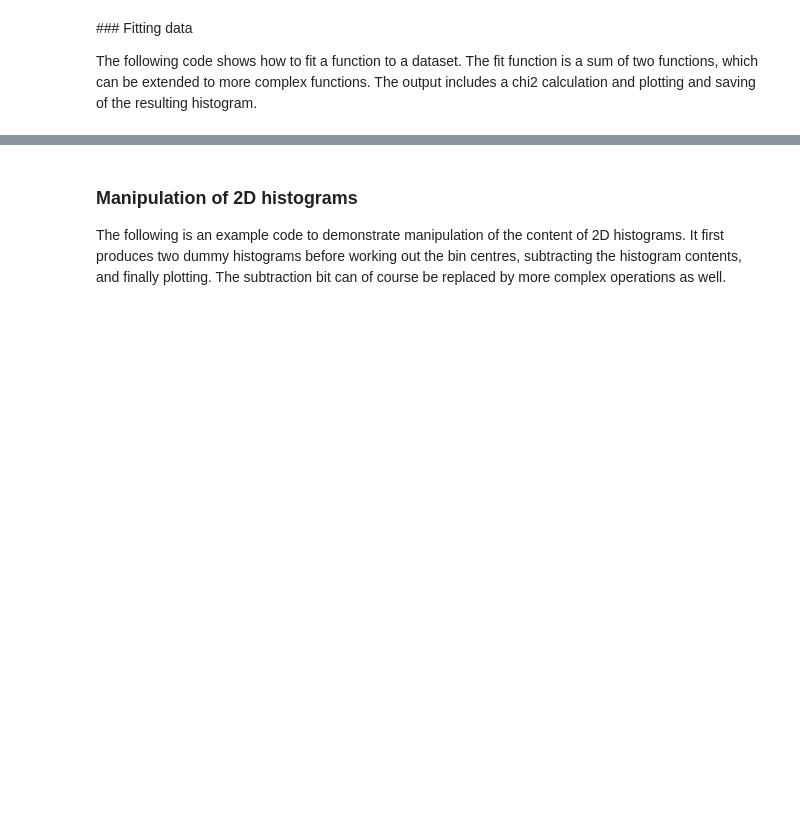
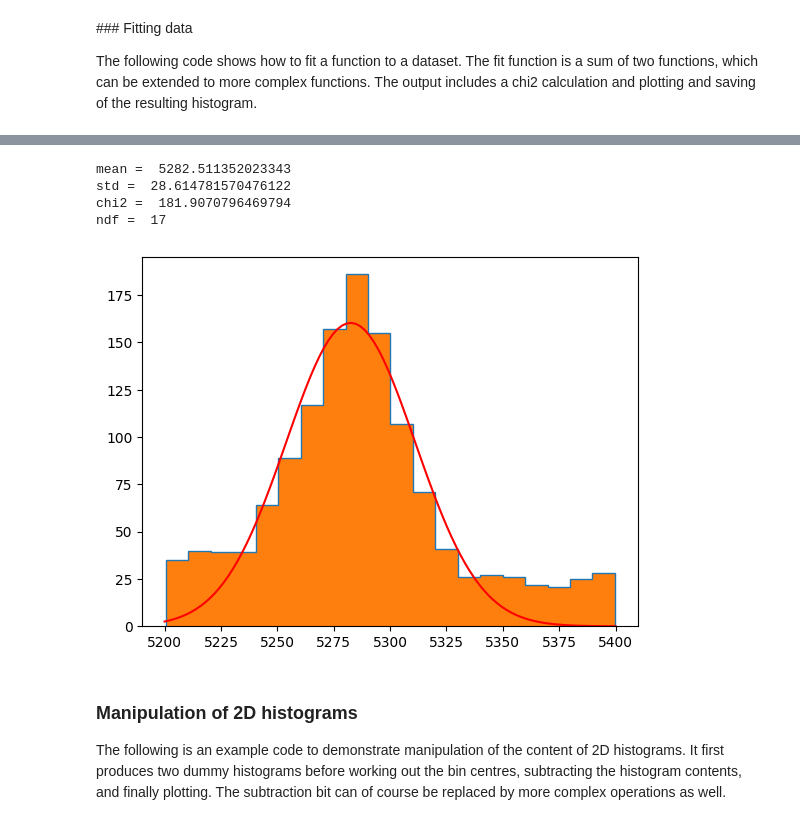
Before and after one commit to aavashsubedi/labs_yr3, a Jupyter notebook: matter_antimatter/aavash.ipynb, the cells around one changed output, grey strips where cells are left out. Saved outputs shown, nothing was run; the diff lists cells and outputs as text; code cells hidden in the pictures; blank space fills up the shorter version.

```diff
--- a/matter_antimatter/aavash.ipynb
+++ b/matter_antimatter/aavash.ipynb
@@ -622,15 +472,0 @@ The following code shows how to fit a function to a dataset. The fit function is
-# %%
-#use pymc3 to fit the data
-import pymc3 as pm
-import theano.tensor as tt
-
-with pm.Model() as model:
-    # define priors
-    mean = pm.Normal('mean', mu=5279, sd=100)
-    sigma = pm.HalfNormal('sigma', sd=100)
-    # define likelihood
-    likelihood = pm.Normal('likelihood', mu=mean, sd=sigma, observed=invariant_mass_array)
-    # inference!
-    trace = pm.sample(1000, tune=1000, cores=1)
-
-pm.traceplot(trace);
@@ -716,3 +557,56 @@ Par 3: 5465.510828 +/- 404.789910
+# %%
+#get a sub invariant mass list that is between 5100 and 6500 MeV using numpy
+invariant_mass_numpy = np.array(invariant_mass_array)
+
+#remove indices where the invariant mass is not between 5100 and 6500 MeV
+invariant_mass_numpy = np.where((invariant_mass_numpy > 5200) & (invariant_mass_numpy < 5400), invariant_mass_numpy, np.nan)
+np.shape(invariant_mass_numpy)
+plt.hist(invariant_mass_numpy, bins=20,  histtype='step', label='Invariant Mass');
+#get bin centers and values
+values, bins, patches = plt.hist(invariant_mass_numpy, bins=20)
+
+#fit a gaussian to the dataset
+def gaussian(x, norm, mean, sigma):
+    return np.array( norm * np.exp( -0.5 * ( (x-mean)/sigma )**2 ) )
+
+
+def fit_func(x, norm, mean, sigma):
+    return np.array( gaussian(x, norm, mean, sigma) )
+
+def get_bins(data, values):
+
+    bin_centers = [(a+b)/2 for a,b in zip(data[0:-1],data[1:]) ]
+
+    return bin_centers
+
+#fit using curve_fit
+popt, pcov = curve_fit(fit_func, get_bins(bins, values), values, p0=[100, 5300, 10])
+
+#plot the data
+x_data = np.linspace(5200, 5400, 100)
+y_data = gaussian(x_data, popt[0], popt[1], popt[2])
+
+plt.plot(x_data, y_data, 'r-', label='fit')
+
+#find the mean and standard deviation of the gaussian fit
+mean = popt[1]
+std = popt[2]
+
+print('mean = ', mean)
+print('std = ', std)
+
+
+chi2 = np.sum(((values - gaussian(get_bins(bins, values), popt[0], popt[1], popt[2]))/np.sqrt(values))**2)
+ndf = len(values) - 3
+
+print('chi2 = ', chi2)
+print('ndf = ', ndf)
+# %% [output]
+mean =  5282.511352023343
+std =  28.614781570476122
+chi2 =  181.9070796469794
+ndf =  17
+[figure, added]
 # %% [markdown]
 ### Manipulation of 2D histograms
 
```
Also changed, not shown: parts of 16 cells of this notebook, 5 other files.
